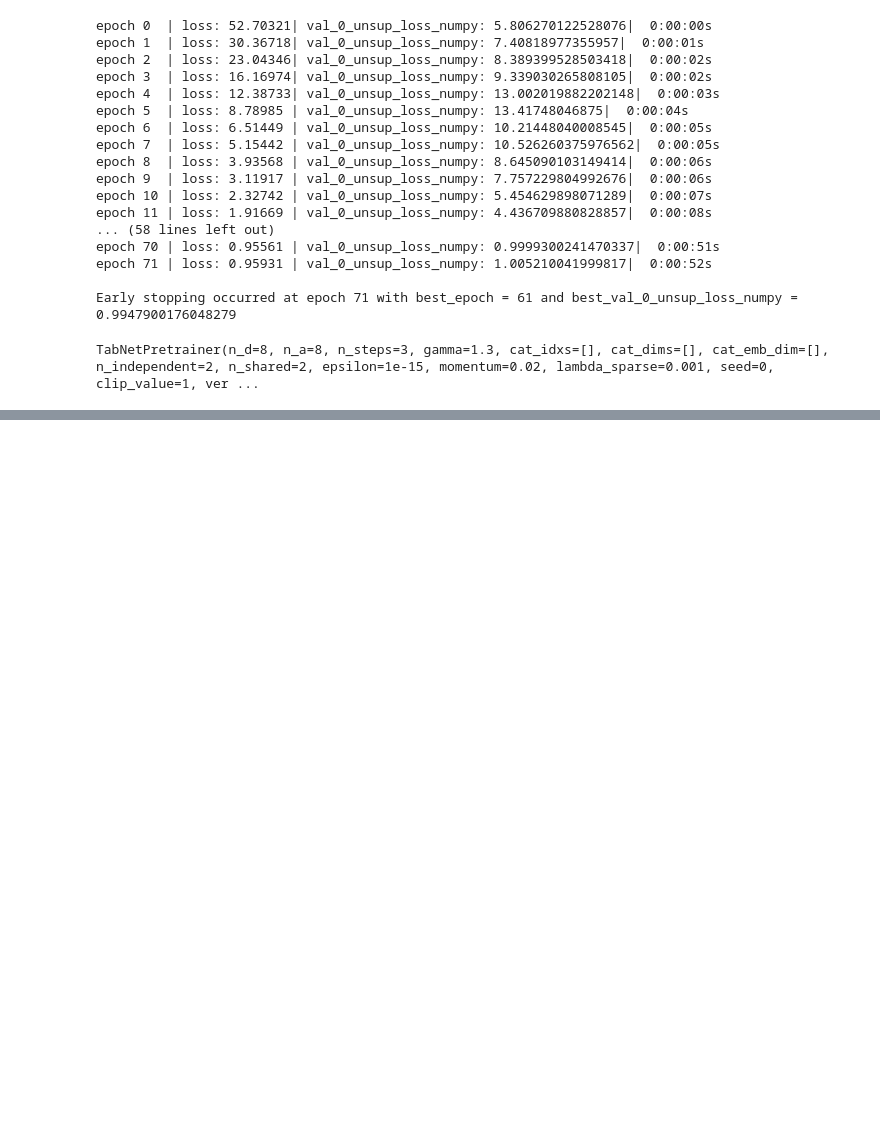
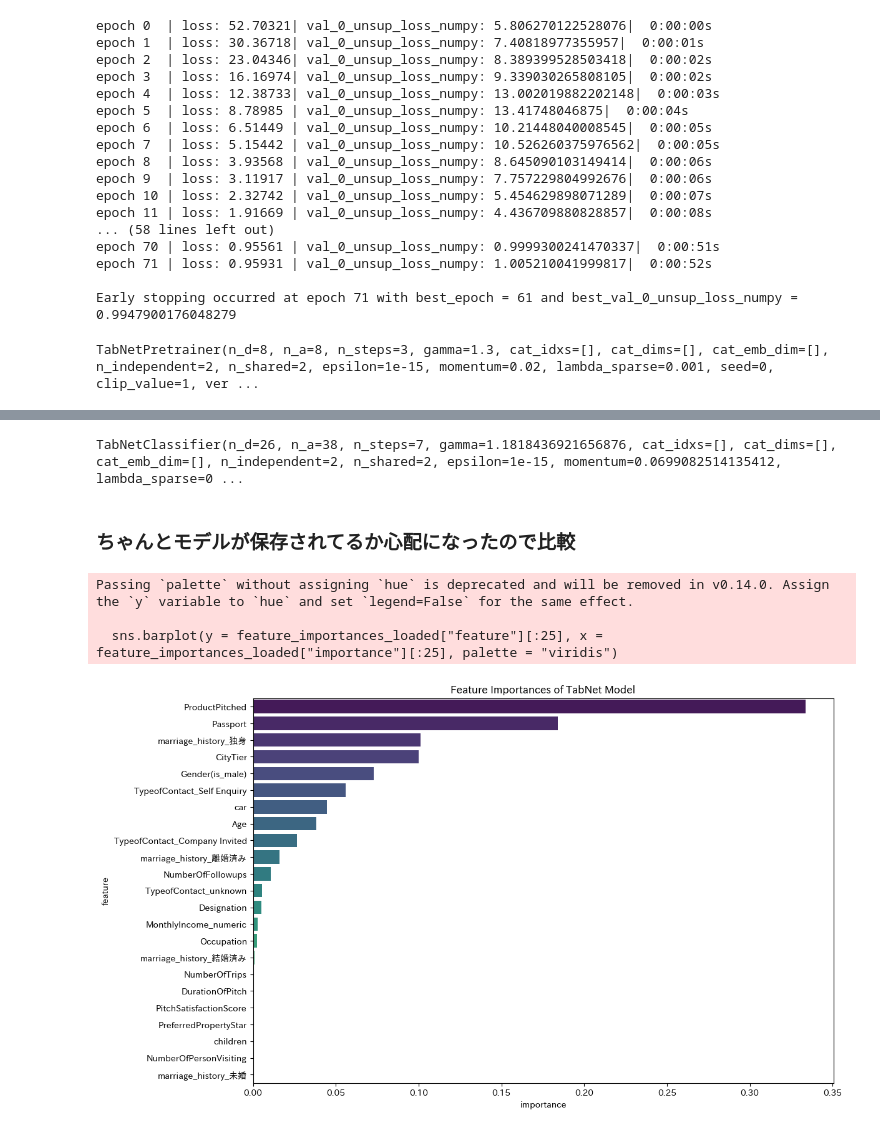
Before and after one commit to Daku-on/signate_cup_2024, a Jupyter notebook: src/03_tabnet.ipynb, the cells around one changed output, grey strips where cells are left out. Drawn from its saved outputs; the diff is of its cells as text; code cells hidden in the pictures; blank space fills up the shorter version.

```diff
--- a/src/03_tabnet.ipynb
+++ b/src/03_tabnet.ipynb
@@ -158,6 +306,32 @@ torch.save(tabnet_model, model_directory_name+"/tabnet_model.pth")
+# %%
+print(tabnet_model)
+# %% [output]
+TabNetClassifier(n_d=26, n_a=38, n_steps=7, gamma=1.1818436921656876, cat_idxs=[], cat_dims=[], cat_emb_dim=[], n_independent=2, n_shared=2, epsilon=1e-15, momentum=0.0699082514135412, lambda_sparse=0 ...
+# %% [markdown]
+### ちゃんとモデルが保存されてるか心配になったので比較
 # %%
 # モデルのロード
-loaded_model = torch.load('tabnet_model.pth')
+loaded_model = joblib.load(model_directory_name + "/20240812best_tabnet_model.pkl")
+# %%
+feature_importances_loaded = pd.DataFrame()
+feature_importances_loaded["feature"] = train_df.drop(columns=[TARGET_COLUMN, "id"]).columns
+feature_importances_loaded["importance"] = loaded_model.feature_importances_
+# %%
+feature_importances_loaded.sort_values(
+    by = "importance",
+    ascending = False,
+    inplace = True
+)
+plt.figure(figsize = (12, 8))
+sns.barplot(y = feature_importances_loaded["feature"][:25], x = feature_importances_loaded["importance"][:25], palette = "viridis")
+plt.title("Feature Importances of TabNet Model")
+plt.savefig(data_directory_name + "/feat_imp_tb_atac_2.png", dpi = 100)
+plt.show()
+# %% [output]
+Passing `palette` without assigning `hue` is deprecated and will be removed in v0.14.0. Assign the `y` variable to `hue` and set `legend=False` for the same effect.
+
+  sns.barplot(y = feature_importances_loaded["feature"][:25], x = feature_importances_loaded["importance"][:25], palette = "viridis")
+[figure, added]
 # %%
 feature_importances = pd.DataFrame()
 feature_importances["feature"] = train_df.drop(columns=[TARGET_COLUMN, "id"]).columns
```
Also changed, not shown: parts of 12 cells of this notebook, 1 other file.
